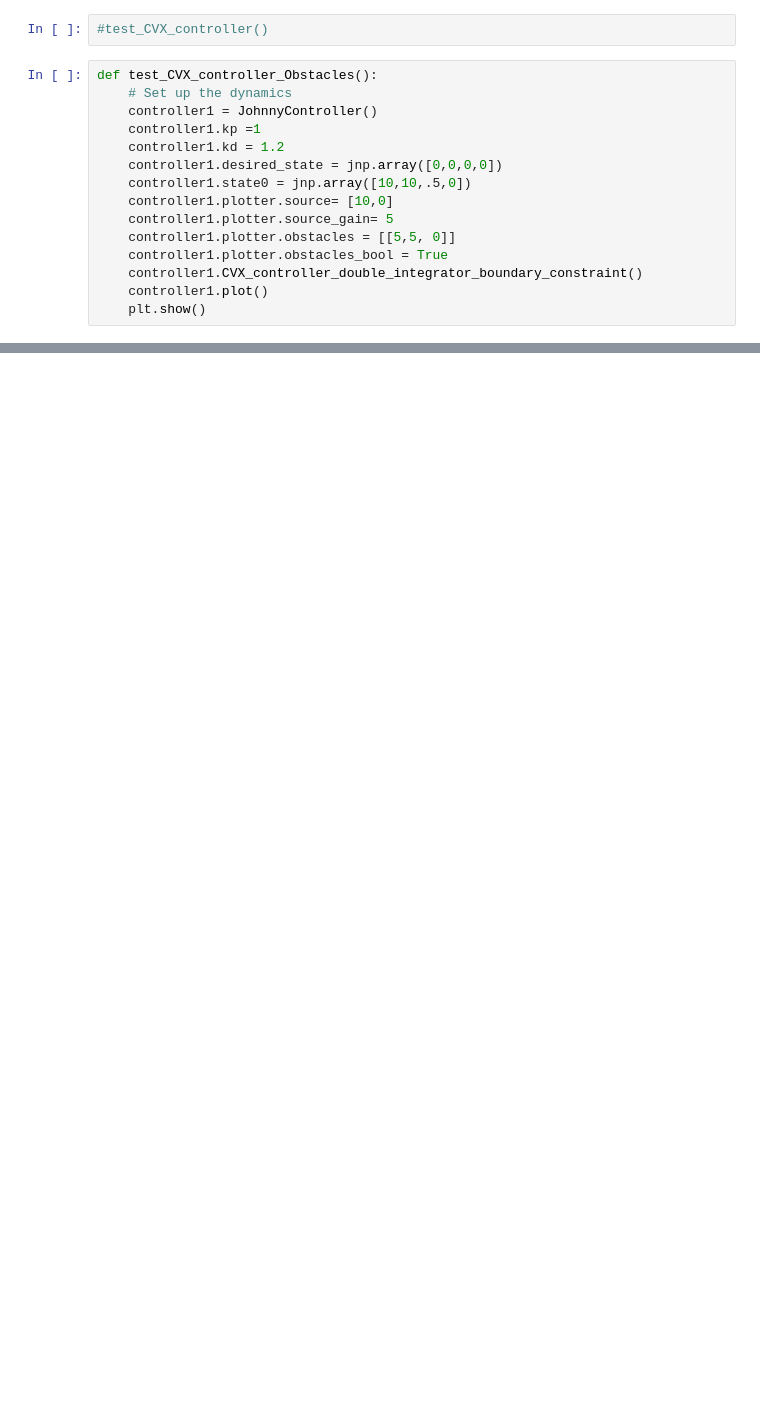
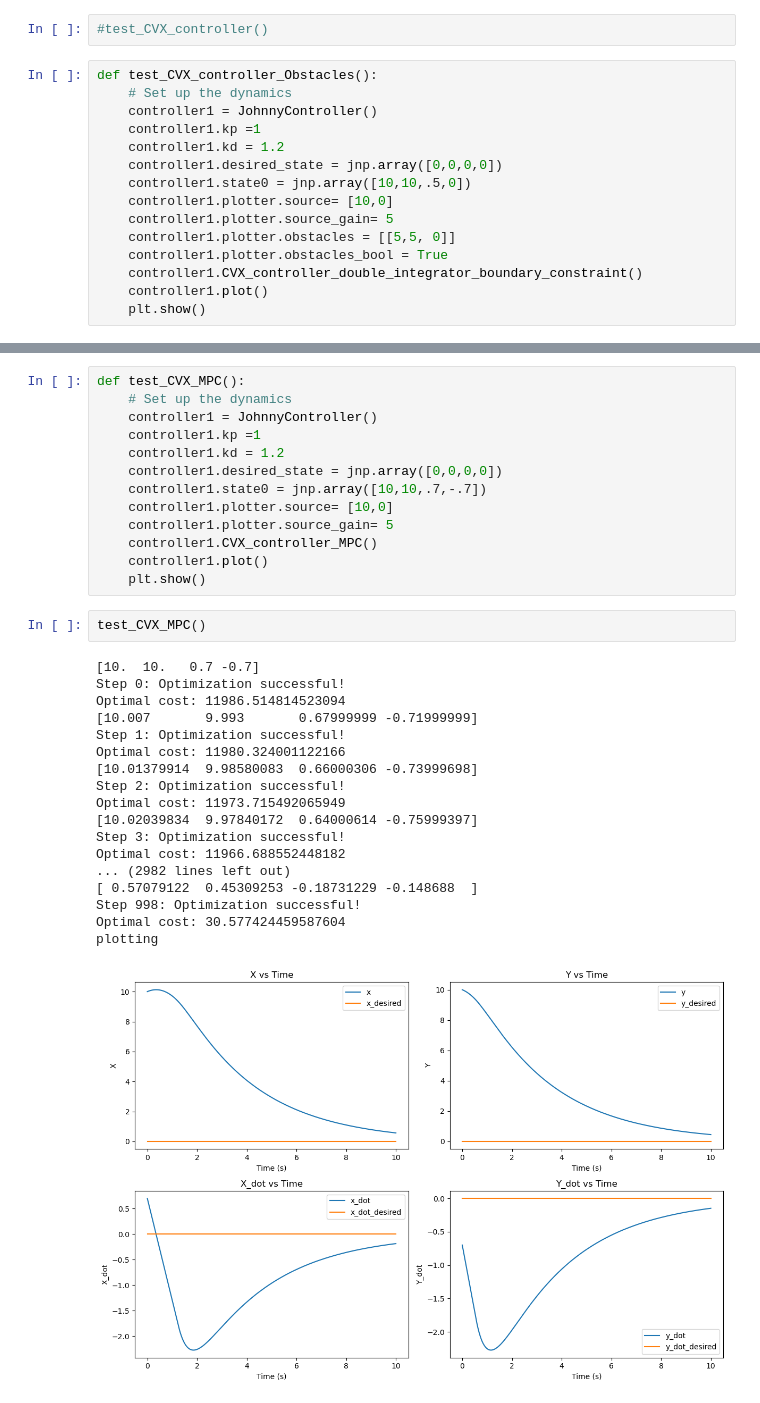
Before and after one commit to elbroUW/JohnnyBot, a Jupyter notebook: JohnnyBotSimulator/Controller/Controller_testingcode.ipynb, the cells around one changed output, grey strips where cells are left out. Cells and saved outputs as stored; diff of their text form; blank space fills up the shorter version.

```diff
--- a/JohnnyBotSimulator/Controller/Controller_testingcode.ipynb
+++ b/JohnnyBotSimulator/Controller/Controller_testingcode.ipynb
@@ -77,0 +80,34 @@ IndexError: too many indices for array: array is 1-dimensional, but 2 were index
+# %%
+def test_CVX_MPC():
+    # Set up the dynamics
+    controller1 = JohnnyController()
+    controller1.kp =1
+    controller1.kd = 1.2
+    controller1.desired_state = jnp.array([0,0,0,0])
+    controller1.state0 = jnp.array([10,10,.7,-.7])
+    controller1.plotter.source= [10,0]
+    controller1.plotter.source_gain= 5
+    controller1.CVX_controller_MPC()
+    controller1.plot()
+    plt.show()
+# %%
+test_CVX_MPC()
+# %% [output]
+[10.  10.   0.7 -0.7]
+Step 0: Optimization successful!
+Optimal cost: 11986.514814523094
+[10.007       9.993       0.67999999 -0.71999999]
+Step 1: Optimization successful!
+Optimal cost: 11980.324001122166
+[10.01379914  9.98580083  0.66000306 -0.73999698]
+Step 2: Optimization successful!
+Optimal cost: 11973.715492065949
+[10.02039834  9.97840172  0.64000614 -0.75999397]
+Step 3: Optimization successful!
+Optimal cost: 11966.688552448182
+... (2982 lines left out)
+[ 0.57079122  0.45309253 -0.18731229 -0.148688  ]
+Step 998: Optimization successful!
+Optimal cost: 30.577424459587604
+plotting
+[figure, added]
```
Also changed, not shown: parts of 3 cells of this notebook, 7 other files.
